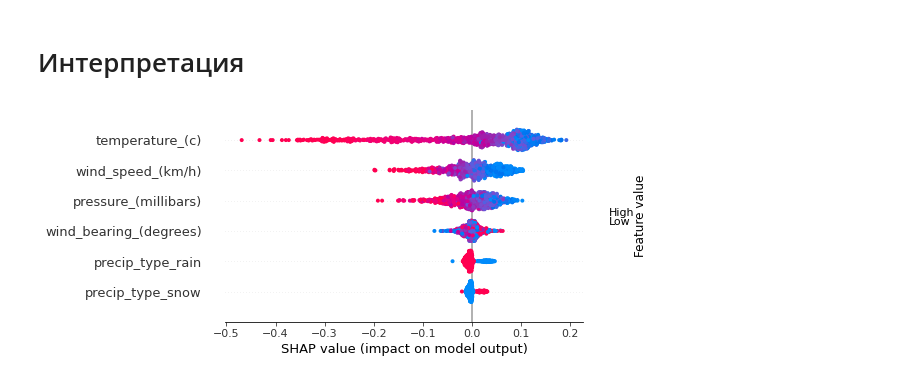
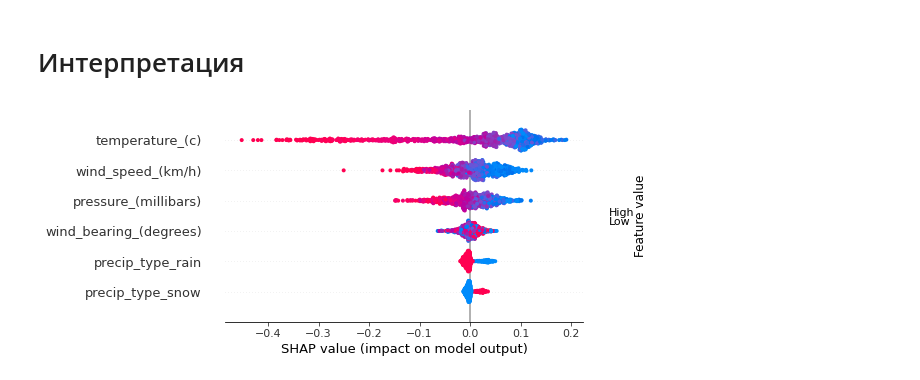
Before and after one commit to Konstantin-Dudersky/kaggle, a Jupyter notebook: weather_in_szeged.ipynb, the cells around one changed output. Drawn from its saved outputs; the diff is of its cells as text; code cells hidden in the pictures.

```diff
--- a/weather_in_szeged.ipynb
+++ b/weather_in_szeged.ipynb
@@ -154,3 +139,7 @@ px.violin(df, y='humidity', box=True, width=500, height=500)
+# %%
+df = (
+    df[df['humidity'] > 0]
+)
 # %%
 train, test = train_test_split(df, test_size=0.3, random_state=rng)
 # %%
@@ -174,7 +161,7 @@ model_stat = pd.DataFrame()
 pipe_preprocess = Pipeline(
     [
         ('impute', ml_pipe.SimpleImputerMy(['precip_type'], strategy='most_frequent')),
-        ('encode', ml_pipe.OneHotEncoderMy(features_encode)),
+        ('encode', ml_pipe.OrdinalEncoderMy(features_encode)),
         ('scale', ml_pipe.StandardScalerMy(features_scale)),
     ]
 )
@@ -269,20 +256,26 @@ Fitting 3 folds for each of 12 candidates, totalling 36 fits
 pipe = Pipeline(
     [
         ('pre', pipe_preprocess),
-        ('model', RandomForestRegressor(random_state=rng, n_jobs=-1)),
+        ('model', RandomForestRegressor(
+            n_jobs=-1,
+            random_state=rng,
+        )),
     ]
 )
 
 search_params = {
-    'model__max_depth': range(3, 20),
-    'model__max_features': range(2, len(features) + 1),
-    'model__n_estimators': range(20, 500),
+    'model__max_depth': range(8, 25),
+    'model__max_features': ['auto'],  # range(2, len(features) + 1),
+    'model__n_estimators': range(100, 500),
+    'model__max_leaf_nodes': range(3000, 10001, 1000),
+    'model__min_samples_split': range(2, 50),
+    'model__min_samples_leaf': range(1, 20),
 }
 
 search = RandomizedSearchCV(
     pipe,
     param_distributions=search_params,
-    verbose=20,
+    verbose=1,
     scoring='r2',
     cv=3,
     n_jobs=-1,
@@ -302,6 +295,9 @@ final_rfc = Pipeline(
             n_estimators=search.best_params_['model__n_estimators'],
             n_jobs=-1,
             random_state=rng,
+            max_leaf_nodes=search.best_params_['model__max_leaf_nodes'],
+            min_samples_split=search.best_params_['model__min_samples_split'],
+            min_samples_leaf=search.best_params_['model__min_samples_leaf'],
         )),
     ]
 )
@@ -378,14 +372,16 @@ Fitting 3 folds for each of 10 candidates, totalling 30 fits
 pipe = Pipeline(
     [
         ('pre', pipe_preprocess),
-        ('model', HistGradientBoostingRegressor(random_state=rng)),
+        ('model', HistGradientBoostingRegressor(
+            random_state=rng,
+        )),
     ]
 )
 
 search_params = {
-    'model__max_iter': range(100, 5000, 100),
-    'model__learning_rate': stats.uniform(0.01, 0.5),
-    'model__max_depth': range(10, 101, 5),
+    'model__max_iter': [15000],
+    'model__learning_rate': stats.uniform(0.01, 0.2),
+    'model__max_depth': [7],# range(5, 100, 5),
     'model__l2_regularization': stats.uniform(0, 2.0),
     'model__max_bins': [255],
 }
@@ -393,9 +389,9 @@ search_params = {
 search = RandomizedSearchCV(
     pipe,
     param_distributions=search_params,
-    verbose=2,
+    verbose=1,
     scoring='r2',
-    cv=3,
+    cv=5,
     n_jobs=-1,
     random_state=rng,
     n_iter=50,
@@ -570,17 +563,14 @@ overflow encountered in power
 # %% [markdown]
 # Интерпретация
 # %%
-%%time
-
 pipe_preprocess.fit(x_train)
 
 x = pipe_preprocess.transform(x_train)
 
 explainer = shap.Explainer(final_rfc[-1].predict, x)
-shap_values = explainer(pipe_preprocess.transform(x_train.sample(1000, random_state=rng)))
-
+shap_values = explainer(pipe_preprocess.transform(x_train.sample(200, random_state=rng)))
 
 # # visualize the first prediction's explanation
 shap.plots.beeswarm(shap_values)
 # %% [output]
-[figure, old version]
+[figure, new version]
```
Also changed, not shown: parts of 12 cells of this notebook, 2 other files.
